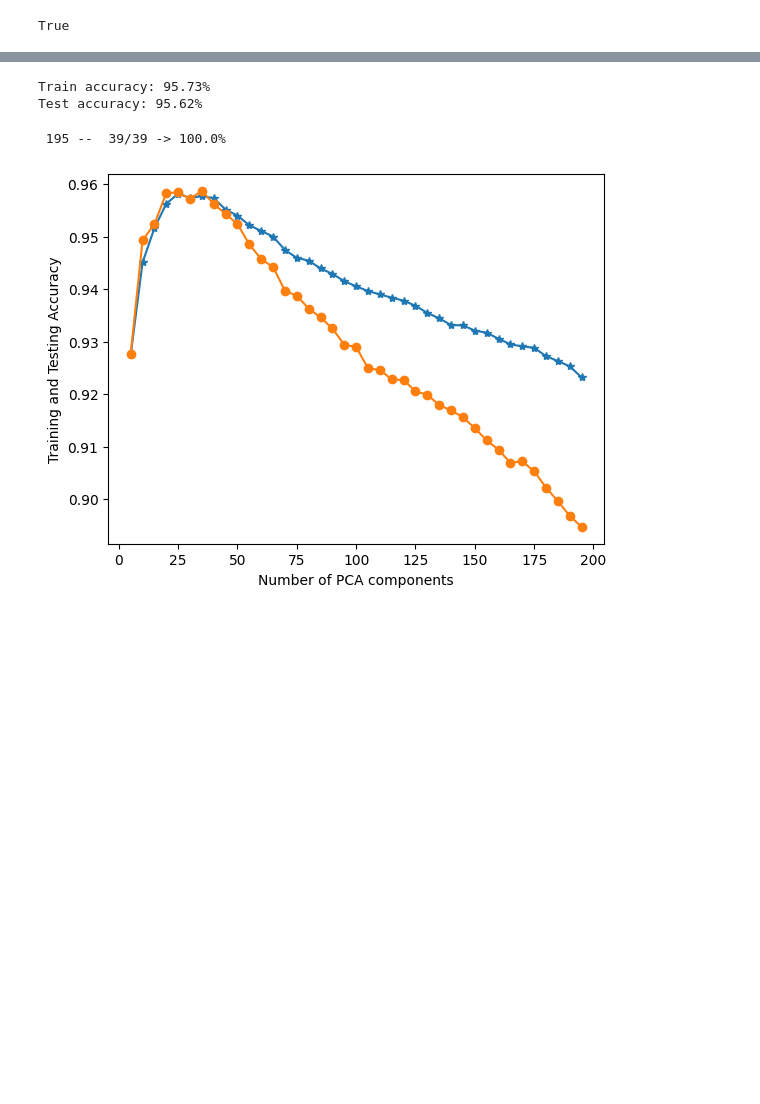
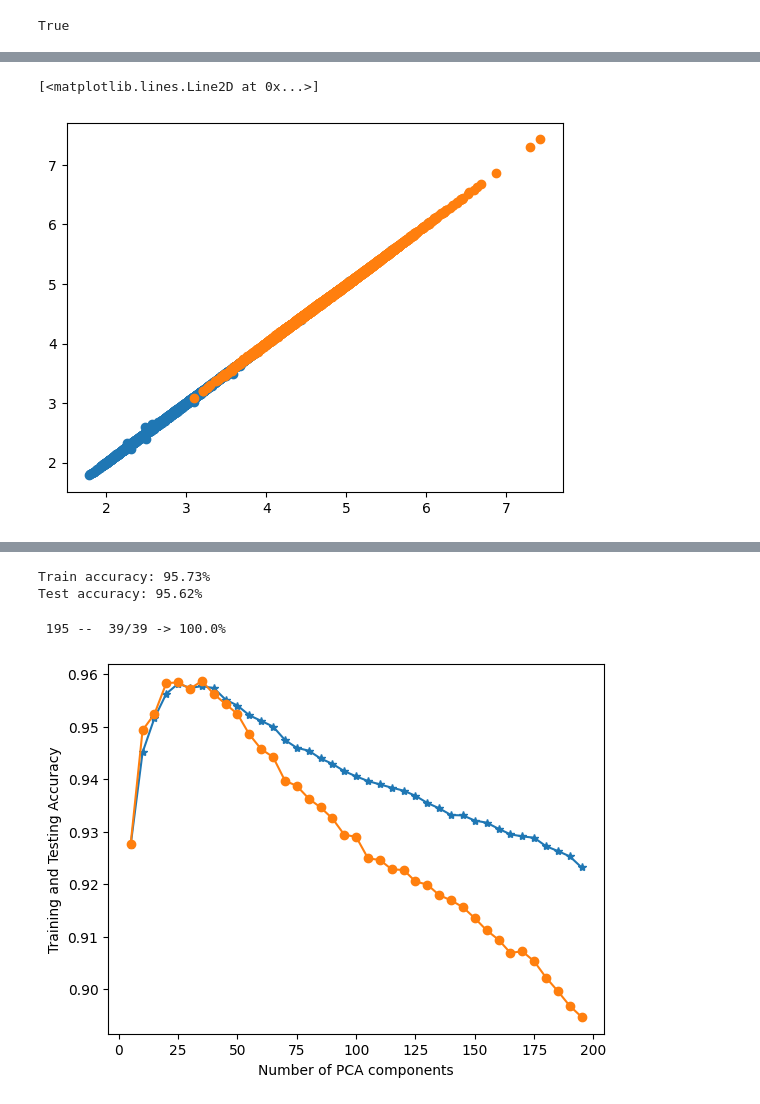
Before and after one commit to ajakovac/ML-in-Practice-I, a Jupyter notebook: CV_MNIST.ipynb, the cells around one changed output, grey strips where cells are left out. Drawn from its saved outputs; the diff is of its cells as text; code cells hidden in the pictures; blank space fills up the shorter version.

```diff
--- a/CV_MNIST.ipynb
+++ b/CV_MNIST.ipynb
@@ -33,0 +142,8 @@ plt.show()
+# %%
+ch0 = torch.stack((pclaw[0].classify(Xdict[0]), pclaw[4].classify(Xdict[0])), dim=0).cpu()
+ch1 = torch.stack((pclaw[0].classify(Xdict[1]), pclaw[4].classify(Xdict[1])), dim=0).cpu()
+plt.plot(*ch0,'o')
+plt.plot(*ch1,'o')
+# %% [output]
+[<matplotlib.lines.Line2D at 0x...>]
+[figure, added]
```
Also changed, not shown: parts of 24 cells of this notebook, 4 other files.
